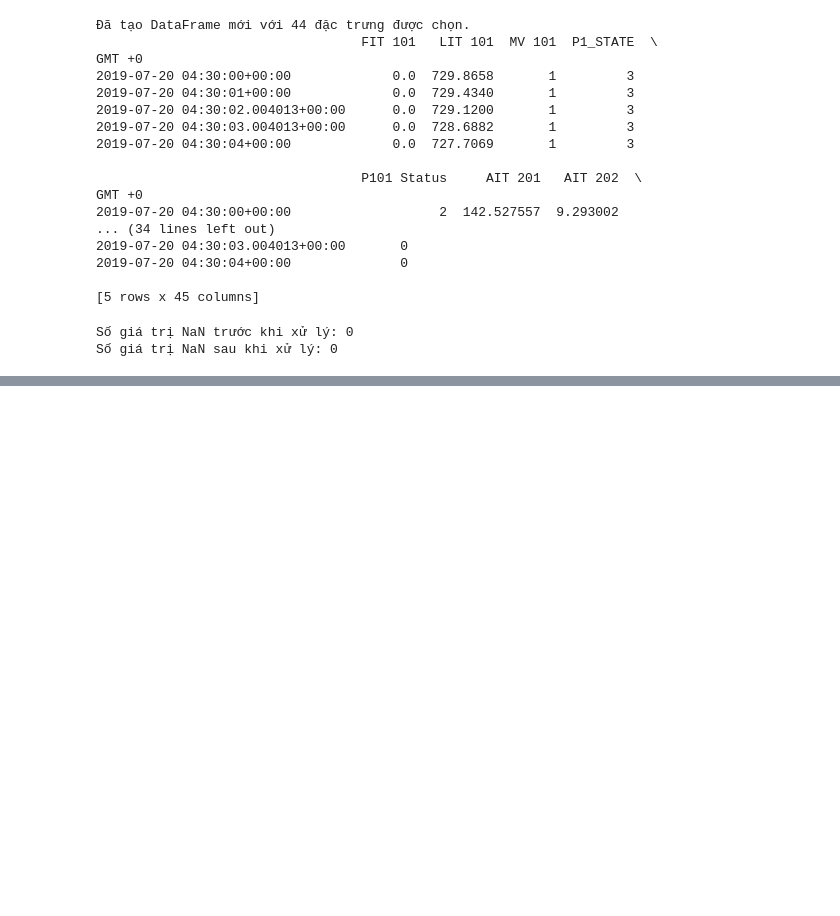
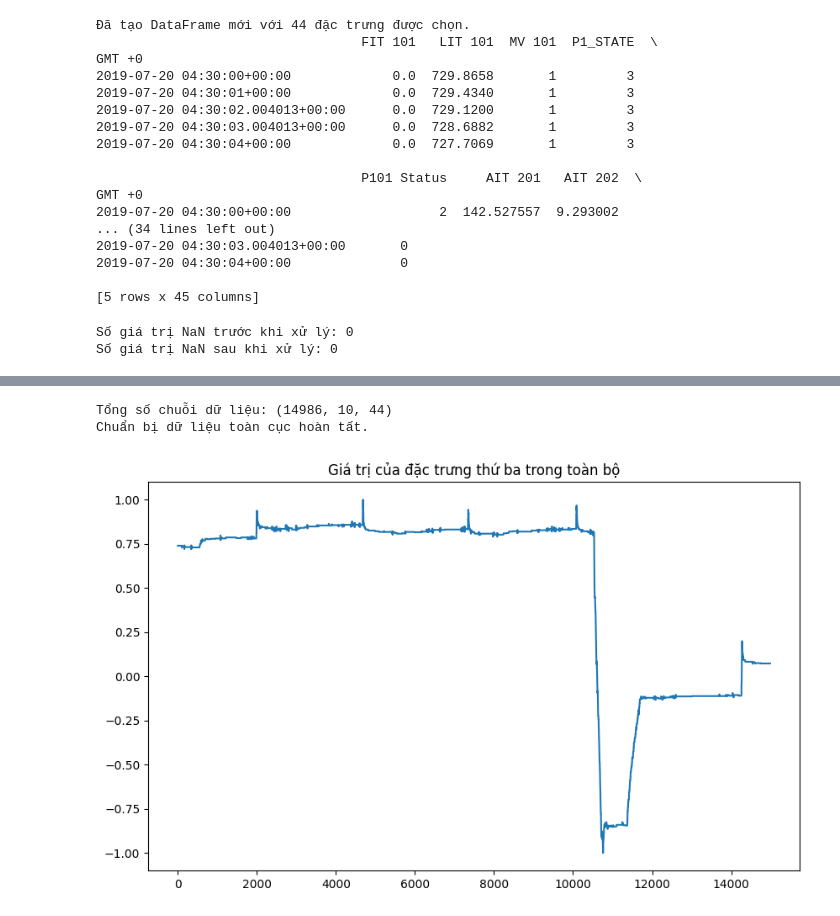
Before and after one commit to NguyenHa554/Anomaly-detection-in-SCADA-system-, a Jupyter notebook: SWAT_analysis.ipynb, the cells around one changed output, grey strips where cells are left out. Drawn from its saved outputs; the diff is of its cells as text; code cells hidden in the pictures; blank space fills up the shorter version.

Commit message:
iter_LSTM

```diff
--- a/SWAT_analysis.ipynb
+++ b/SWAT_analysis.ipynb
@@ -439,0 +186,41 @@ Confusion Matrix:
+# %%
+df_full = df_model.copy()
+
+scaler_full = MinMaxScaler(feature_range=(-1, 1))
+X_full_scaled = scaler_full.fit_transform(df_full[selected_features])
+# %%
+#---------------------------------------------------------------------------------
+# Train LSTM Autoencoder model
+
+def create_sequences(X, time_steps=10):
+    Xs = []
+    for i in range(len(X) - time_steps):
+        Xs.append(X[i:(i + time_steps)])
+    return np.array(Xs)
+
+TIME_STEPS = 10
+
+X_full_seq = create_sequences(X_full_scaled, TIME_STEPS)
+
+y_full_seq = []
+y_full = df_full['Attack'].values
+
+for i in range(len(y_full) - TIME_STEPS):
+    if 1 in y_full[i:i + TIME_STEPS]:
+        y_full_seq.append(1)
+    else:
+        y_full_seq.append(0)
+y_full_seq = np.array(y_full_seq)
+
+print(f"Tổng số chuỗi dữ liệu: {X_full_seq.shape}")
+print("Chuẩn bị dữ liệu toàn cục hoàn tất.\n")
+# %% [output]
+Tổng số chuỗi dữ liệu: (14986, 10, 44)
+Chuẩn bị dữ liệu toàn cục hoàn tất.
+# %%
+plt.figure(figsize=(10,6))
+plt.plot(X_full_seq[:14988,0, 5])
+plt.title('Giá trị của đặc trưng thứ ba trong toàn bộ')
+plt.show()
+# %% [output]
+[figure, added]
```
Also changed, not shown: parts of 12 cells of this notebook.
